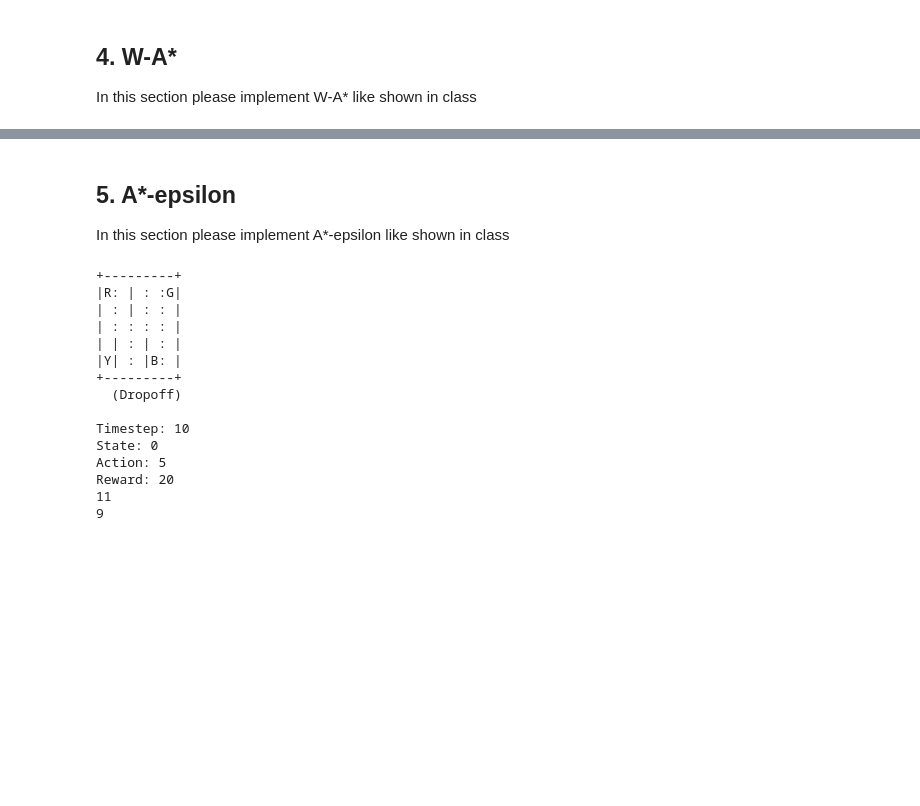
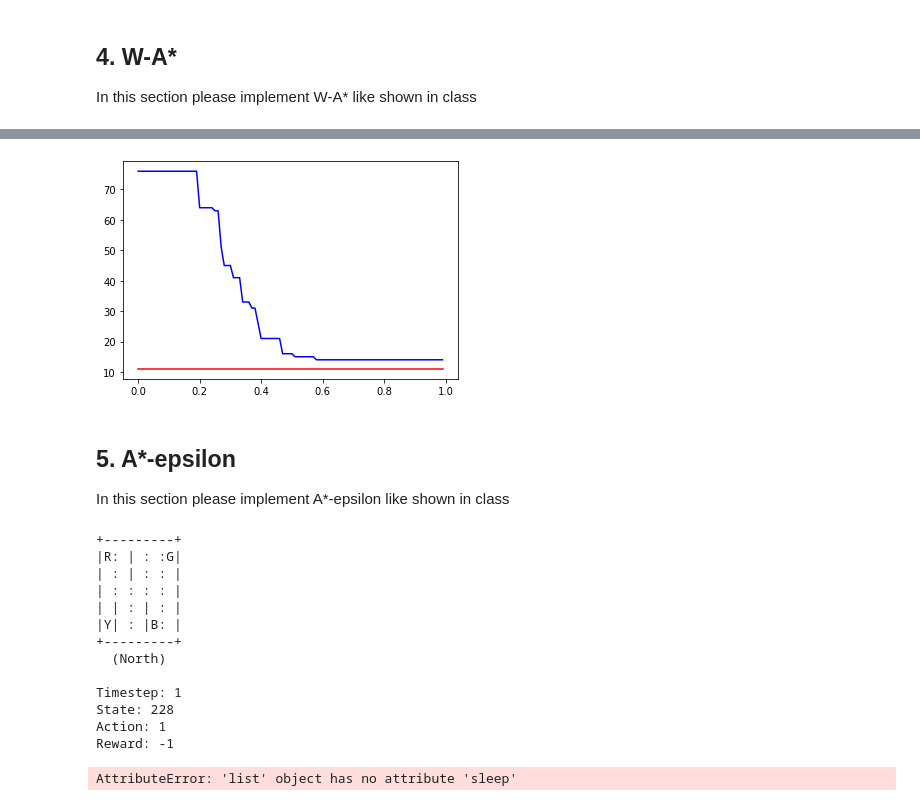
Before and after one commit to nivyaal/AI-hw1, a Jupyter notebook: HW1.ipynb, the cells around one changed output, grey strips where cells are left out. Saved outputs shown, nothing was run; the diff lists cells and outputs as text; code cells hidden in the pictures; blank space fills up the shorter version.

```diff
--- a/HW1.ipynb
+++ b/HW1.ipynb
@@ -565,14 +565,18 @@ import heapq as q
 def null_h(state):
     return 0
 
+
 def chosen_h(state):
-    #greedy heuristic:
     taxi_row, taxi_col, pass_idx, dest_idx = env.decode(state)
     # for some reason gym uses locations as (y,x)
-    if pass_idx == 4 and (taxi_row, taxi_col) == env.locs[dest_idx]:
-        return 1
-    return 0
-
+    taxi_loc = (taxi_row, taxi_col)
+    dest_loc = env.locs[dest_idx]
+    if pass_idx == 4:
+        return abs(taxi_loc[0] - dest_loc[0]) + abs(taxi_loc[1] - dest_loc[1])
+    pick_up_loc = env.locs[pass_idx]
+    MDS = abs(taxi_loc[0]-pick_up_loc[0]) + abs(taxi_loc[1] - pick_up_loc[1])
+    MDP = abs(dest_loc[0]-pick_up_loc[0]) + abs(dest_loc[1]-pick_up_loc[1])
+    return MDS + MDP
 
 
 
@@ -658,32 +662,35 @@ def weighted_a_star(first_state,weight,heuristic_function):
     a_star = Astar_W(heuristic_function, weight)
     return a_star.search(first_state)
 
-import pandas as pd
+import matplotlib.pyplot as plt
 
 # driver code - for your use only, do not submit these lines!
 admissible_h = chosen_h
 env.unwrapped.s = 328
-weight = 0.5   # you will need to change this during the excersize
-print ("reward", "counter", "weight")
+
+
 weights=[]
 rewards=[]
 time=[]
 for x in range (0,100):
+    env.unwrapped.s = 328
     weight = x/100
-    frames,reward = weighted_a_star(env.s,weight,admissible_h)
+    frames,reward = weighted_a_star(env.s,weight,chosen_h)
     weights.append(weight)
     rewards.append(reward)
     time.append(counter)
 
-graph = pd.DataFrame({'weight': weights, 'reward': rewards, 'time':time})
-graph.to_excel('C:\Users\Ron\Desktop\export_dataframe.xlsx', index = False, header=True')
-print('graph record successfully exported into Excel File')
+plt.plot(weights, rewards, color = 'red')
+plt.plot(weights, time, color = 'blue')
+plt.show
+
 
     #print_frames(frames)
     #print (reward, counter, weight)
     #print(reward)
     #print(counter)
-#frames,reward = frames = weighted_a_star(env.s,weight,non_admissible_h)
+#weight = 0.5   # you will need to change this during the excersize
+#frames,reward = weighted_a_star(env.s,weight,chosen_h)
 #print_frames(frames)
 #print(reward)
 # %% [output]
@@ -691,3 +698,4 @@ SyntaxError: (unicode error) 'unicodeescape' codec can't decode bytes in positio
+[figure, added]
 # %% [markdown]
 ## 5. A*-epsilon
 In this section please implement A*-epsilon like shown in class
@@ -768,7 +776,7 @@ def a_star_epsilon(first_state,weight,heuristic_function, epsilon):
 # driver code - for your use only, do not submit these lines!
 env.s = 328
 weight = 0.7   # you will need to change this during the excersize
-epsilon = 3   # you will need to change this during the excersize
+epsilon = 1   # you will need to change this during the excersize
 
 frames,reward = a_star_epsilon(env.s,weight,admissible_h, epsilon)
 print_frames(frames)
@@ -785,11 +793,10 @@ print(reward)
 | | : | : |
 |Y| : |B: |
 +---------+
-  (Dropoff)
+  (North)
 
-Timestep: 10
-State: 0
-Action: 5
-Reward: 20
-11
-9
+Timestep: 1
+State: 228
+Action: 1
+Reward: -1
+AttributeError: 'list' object has no attribute 'sleep'
```
Also changed, not shown: parts of 5 cells of this notebook, 1 other file.
